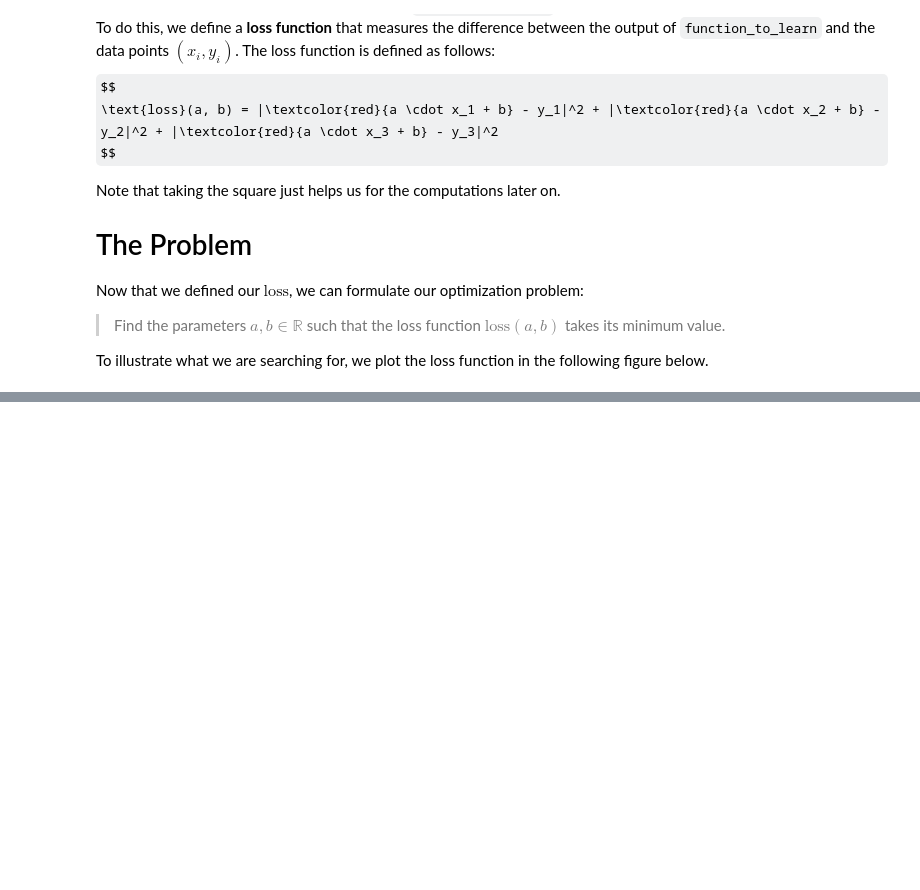
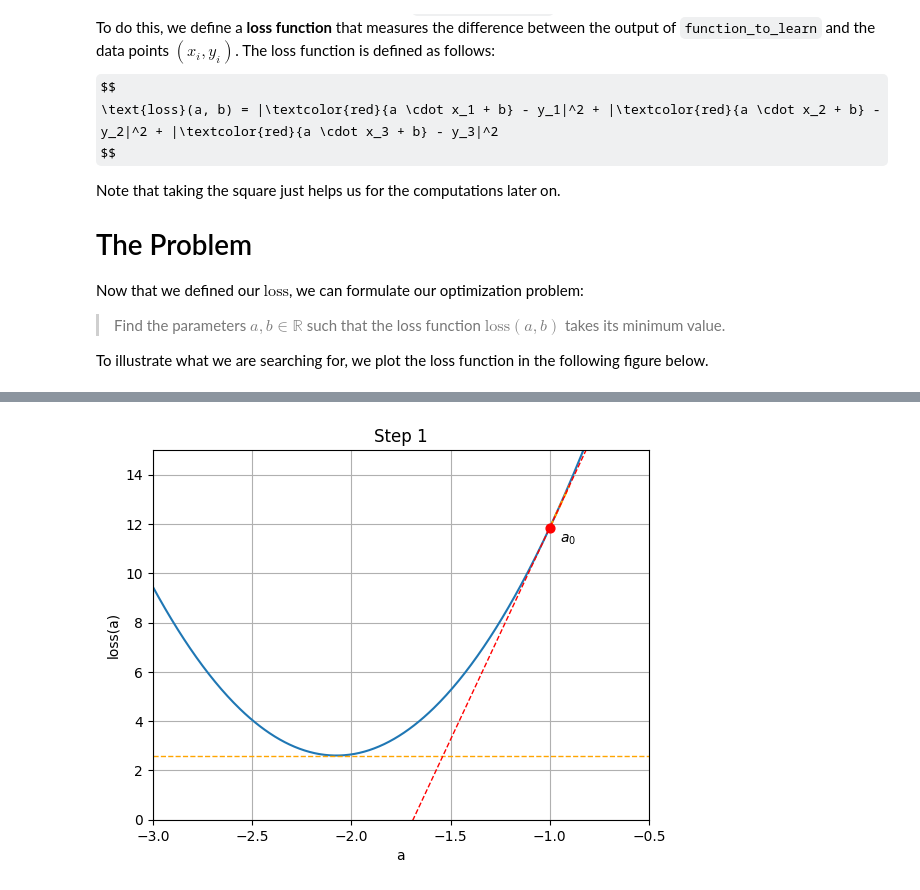
Before and after one commit to IDeaLab-uni-graz/workshop_classification, a Jupyter notebook: basics.ipynb, the cells around one changed output, grey strips where cells are left out. Saved outputs shown, nothing was run; the diff lists cells and outputs as text; code cells hidden in the pictures; some formulas as TeX source; blank space fills up the shorter version.

```diff
--- a/basics.ipynb
+++ b/basics.ipynb
@@ -96,0 +131,61 @@ plot_2d_function(loss, (-2.3, -1.8), (-1,0))
+# %%
+loss = lambda a: (a * -2 - 4.3)**2 + (a * 0 + 1.6)**2 + (a * 2 + 4)**2
+
+def plot_1d_function(func, x0, xrange=(-3.0, -0.5), plot_loss=True):
+    # Define a domain around the point x0
+    x_min, x_max = xrange
+    x = np.linspace(x_min, x_max, 400)
+    y = func(x)
+
+    # Create plot
+    fig, ax = plt.subplots()
+
+    # Highlight the point (x0, f(x0))
+    y0 = func(x0)
+    if plot_loss:
+
+        ax.plot(x, y)
+
+        ax.axhline(
+            y=func(-2.075),
+            color='orange',
+            linestyle='--',
+            linewidth=1
+        )
+
+    from sympy import symbols, diff, lambdify
+
+    x = symbols('x')
+    f = func(x)
+    df = diff(f, x)
+    df = lambdify(x, df, modules=['numpy'])
+    tangent = lambda x: df(x0) * (x - x0) + func(x0)
+
+    y0 = func(x0)
+    slope = df(x0)
+    h = 0.1
+
+    # Tangent triangle vertices
+    x1 = x0 + h
+    y1 = y0 + slope * h
+
+    # Draw tangent line
+    ax.scatter([x0], [y0], color='red', alpha=1.0, marker='o', s=40, zorder=20)
+    ax.plot([x0, x1], [y0, y1], color='orange', linestyle='--', label='Tangent')
+
+    # Triangle legs
+    ax.plot([x_min, x_max], [tangent(x_min), tangent(x_max)], 'red', linestyle='--', linewidth=1.0)
+    ax.text(x0 + 0.05, y0 - .5, r'$a_0$', va='center')
+
+    # Labels and title
+    ax.set_xlabel('a')
+    ax.set_ylabel('loss(a)')
+    ax.set_ylim(0.0, 15.0)
+    ax.set_xlim(xrange)
+    ax.grid()
+    ax.set_title('Step 1')
+
+    plt.show()
+plot_1d_function(loss, -1.0)
+# %% [output]
+[figure, added]
```
Also changed, not shown: parts of 6 cells of this notebook, 1 other file.
